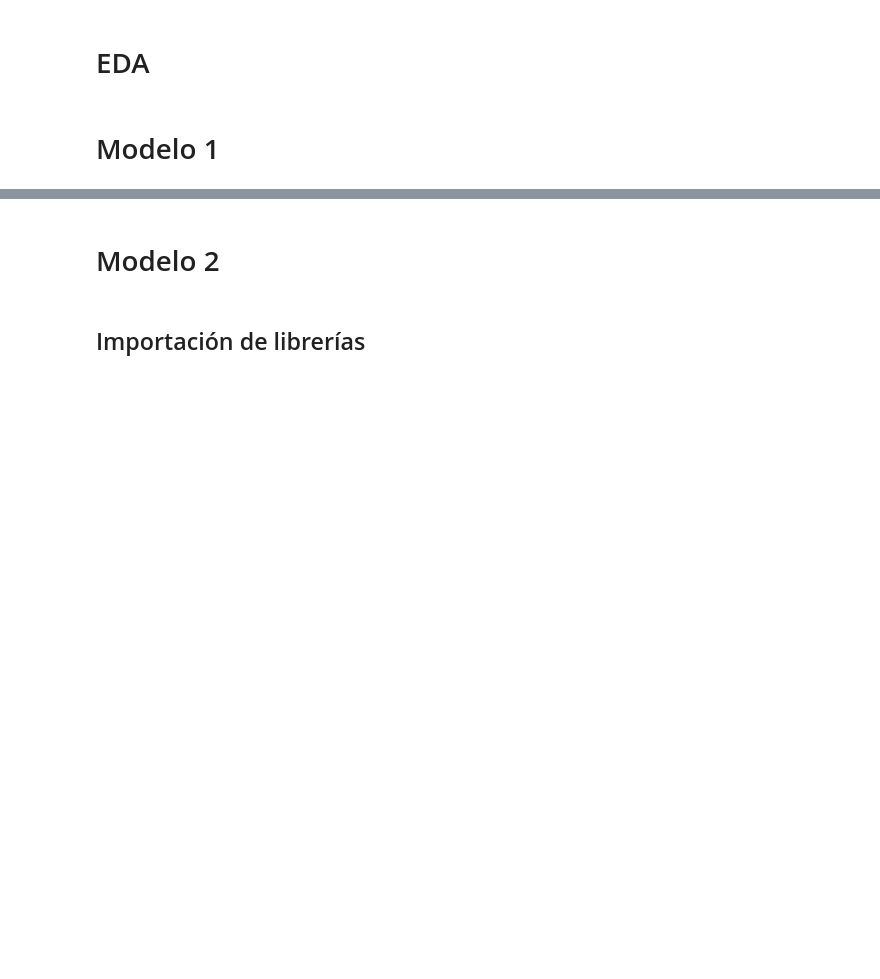
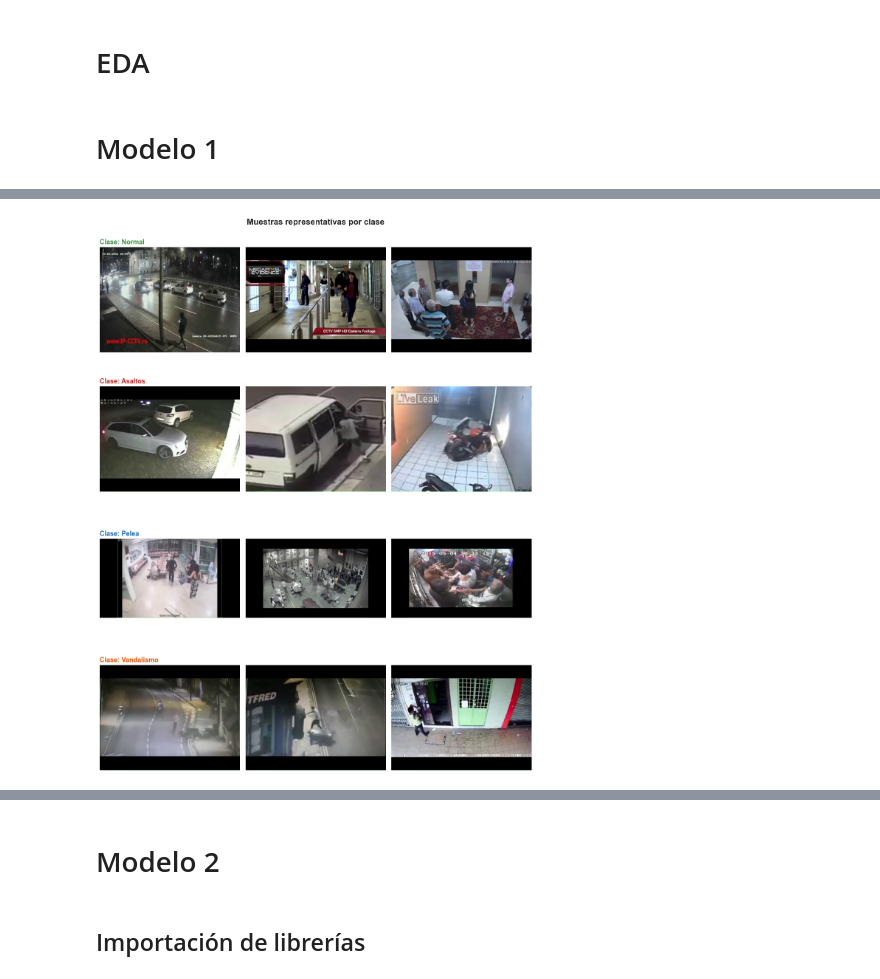
Before and after one commit to kendalls-s/SmartCityIA, a Jupyter notebook: notebooks/01_EDA.ipynb, the cells around one changed output, grey strips where cells are left out. Saved outputs shown, nothing was run; the diff lists cells and outputs as text; code cells hidden in the pictures; blank space fills up the shorter version.

```diff
--- a/notebooks/01_EDA.ipynb
+++ b/notebooks/01_EDA.ipynb
@@ -4,0 +195,28 @@
+# %%
+from matplotlib.image import imread
+import random
+
+clases = ['Normal', 'Asaltos', 'Pelea', 'Vandalismo']
+colores_titulo = ['#388E3C', '#C62828', '#1565C0', '#E65100']
+n_muestras = 3
+
+fig, axes = plt.subplots(len(clases), n_muestras, figsize=(12, 4 * len(clases)))
+
+for fila, (clase, color) in enumerate(zip(clases, colores_titulo)):
+    ruta_clase = os.path.join(train_path, clase)
+    archivos   = [f for f in os.listdir(ruta_clase) if f.lower().endswith(('.jpg', '.jpeg', '.png'))]
+    muestra    = random.sample(archivos, min(n_muestras, len(archivos)))
+
+    for col, archivo in enumerate(muestra):
+        img = imread(os.path.join(ruta_clase, archivo))
+        axes[fila][col].imshow(img)
+        axes[fila][col].axis('off')
+        if col == 0:
+            axes[fila][col].set_title(f'Clase: {clase}', fontsize=13,
+                                       fontweight='bold', color=color, loc='left')
+
+plt.suptitle('Muestras representativas por clase', fontsize=16, fontweight='bold')
+plt.tight_layout()
+plt.show()
+# %% [output]
+[figure, added]
```
Also changed, not shown: parts of 28 cells of this notebook.
